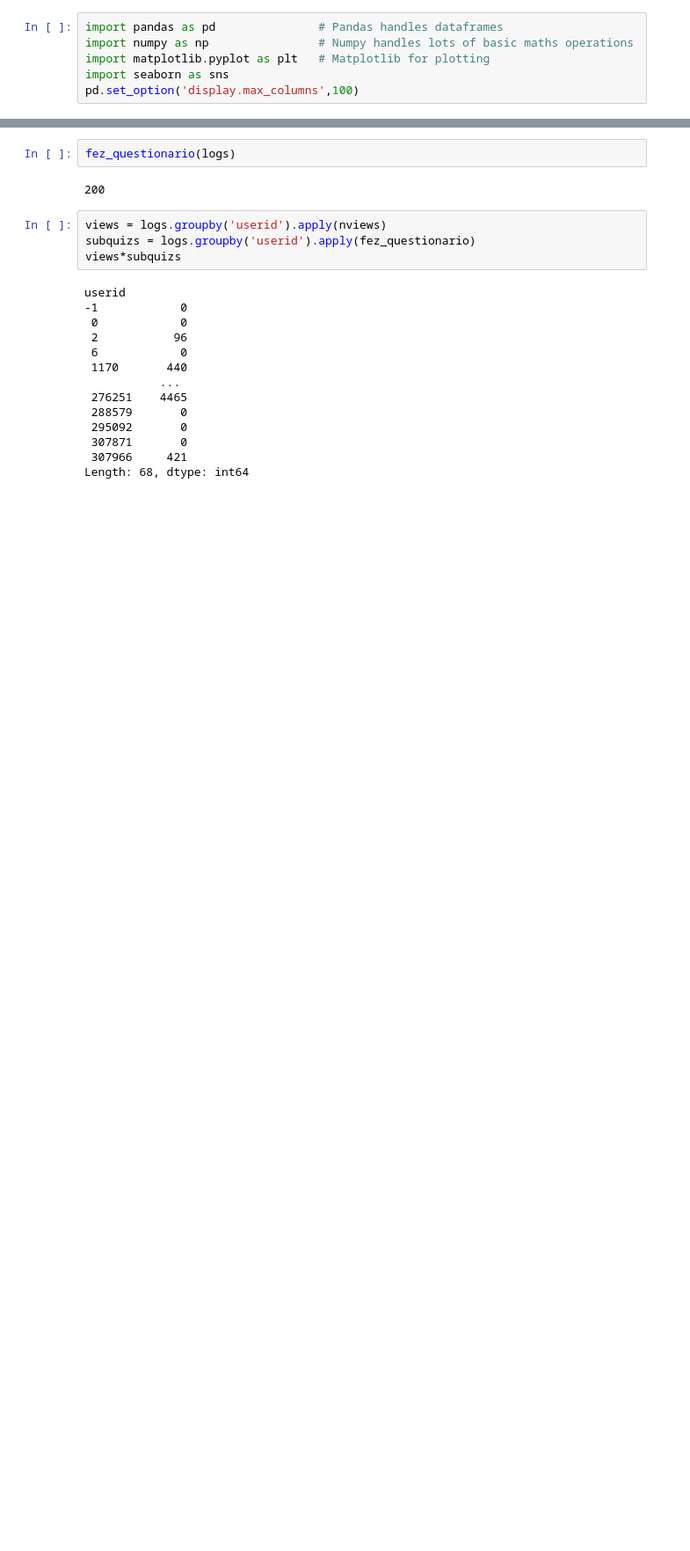
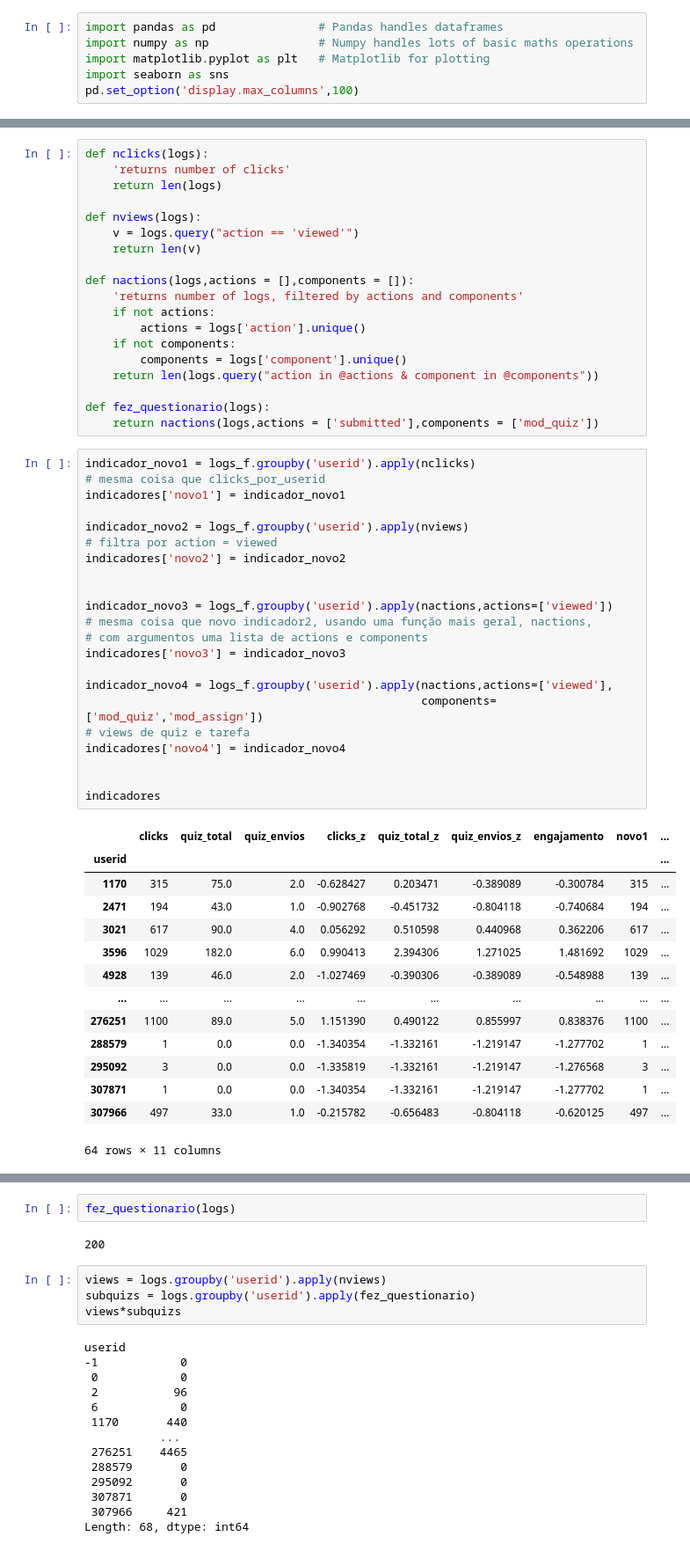
Before and after one commit to atp/edisc-analytics, a Jupyter notebook: Indicadores de Engajamento.ipynb, the cells around one changed output, grey strips where cells are left out. Shown: that part at 88% size. Drawn from its saved outputs; the diff is of its cells as text; blank space fills up the shorter version.

```diff
--- a/Indicadores de Engajamento.ipynb
+++ b/Indicadores de Engajamento.ipynb
@@ -202,0 +267,56 @@ views = logs.groupby('userid').apply(nactions,components=[])
+# %%
+def nclicks(logs):
+    'returns number of clicks'
+    return len(logs)
+
+def nviews(logs):
+    v = logs.query("action == 'viewed'")
+    return len(v)
+
+def nactions(logs,actions = [],components = []):
+    'returns number of logs, filtered by actions and components'
+    if not actions:
+        actions = logs['action'].unique()
+    if not components:
+        components = logs['component'].unique()
+    return len(logs.query("action in @actions & component in @components"))
+
+def fez_questionario(logs):
+    return nactions(logs,actions = ['submitted'],components = ['mod_quiz'])
+# %%
+indicador_novo1 = logs_f.groupby('userid').apply(nclicks)
+# mesma coisa que clicks_por_userid
+indicadores['novo1'] = indicador_novo1
+
+indicador_novo2 = logs_f.groupby('userid').apply(nviews)
+# filtra por action = viewed
+indicadores['novo2'] = indicador_novo2
+
+
+indicador_novo3 = logs_f.groupby('userid').apply(nactions,actions=['viewed'])
+# mesma coisa que novo indicador2, usando uma função mais geral, nactions,
+# com argumentos uma lista de actions e components
+indicadores['novo3'] = indicador_novo3
+
+indicador_novo4 = logs_f.groupby('userid').apply(nactions,actions=['viewed'],
+                                                 components=['mod_quiz','mod_assign'])
+# views de quiz e tarefa
+indicadores['novo4'] = indicador_novo4
+
+
+indicadores
+# %% [output]
+|  | clicks | quiz_total | quiz_envios | clicks_z | quiz_total_z | quiz_envios_z | engajamento | novo1 | ... |
+| userid |  |  |  |  |  |  |  |  | ... |
+| 1170 | 315 | 75.0 | 2.0 | -0.628427 | 0.203471 | -0.389089 | -0.300784 | 315 | ... |
+| 2471 | 194 | 43.0 | 1.0 | -0.902768 | -0.451732 | -0.804118 | -0.740684 | 194 | ... |
+| 3021 | 617 | 90.0 | 4.0 | 0.056292 | 0.510598 | 0.440968 | 0.362206 | 617 | ... |
+| 3596 | 1029 | 182.0 | 6.0 | 0.990413 | 2.394306 | 1.271025 | 1.481692 | 1029 | ... |
+| 4928 | 139 | 46.0 | 2.0 | -1.027469 | -0.390306 | -0.389089 | -0.548988 | 139 | ... |
+| ... | ... | ... | ... | ... | ... | ... | ... | ... | ... |
+| 276251 | 1100 | 89.0 | 5.0 | 1.151390 | 0.490122 | 0.855997 | 0.838376 | 1100 | ... |
+| 288579 | 1 | 0.0 | 0.0 | -1.340354 | -1.332161 | -1.219147 | -1.277702 | 1 | ... |
+| 295092 | 3 | 0.0 | 0.0 | -1.335819 | -1.332161 | -1.219147 | -1.276568 | 3 | ... |
+| 307871 | 1 | 0.0 | 0.0 | -1.340354 | -1.332161 | -1.219147 | -1.277702 | 1 | ... |
+| 307966 | 497 | 33.0 | 1.0 | -0.215782 | -0.656483 | -0.804118 | -0.620125 | 497 | ... |
+64 rows × 11 columns
```
Also changed, not shown: parts of 57 cells of this notebook.
